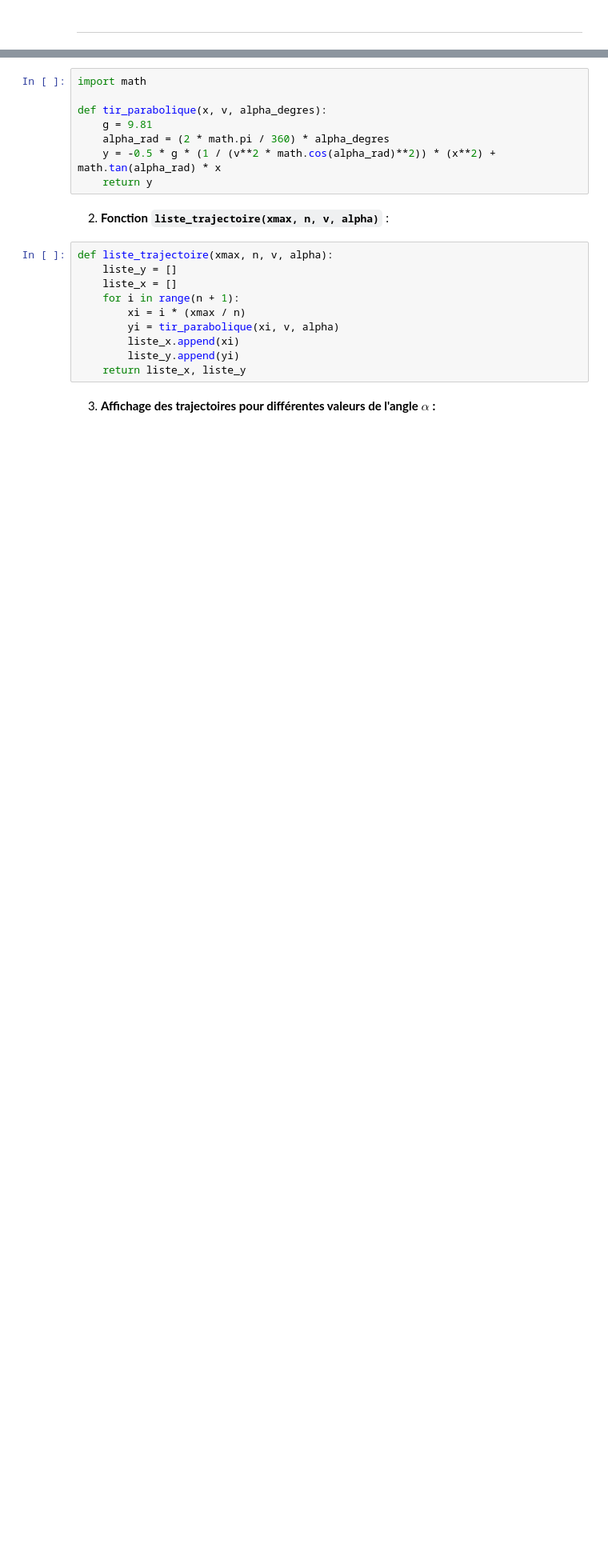
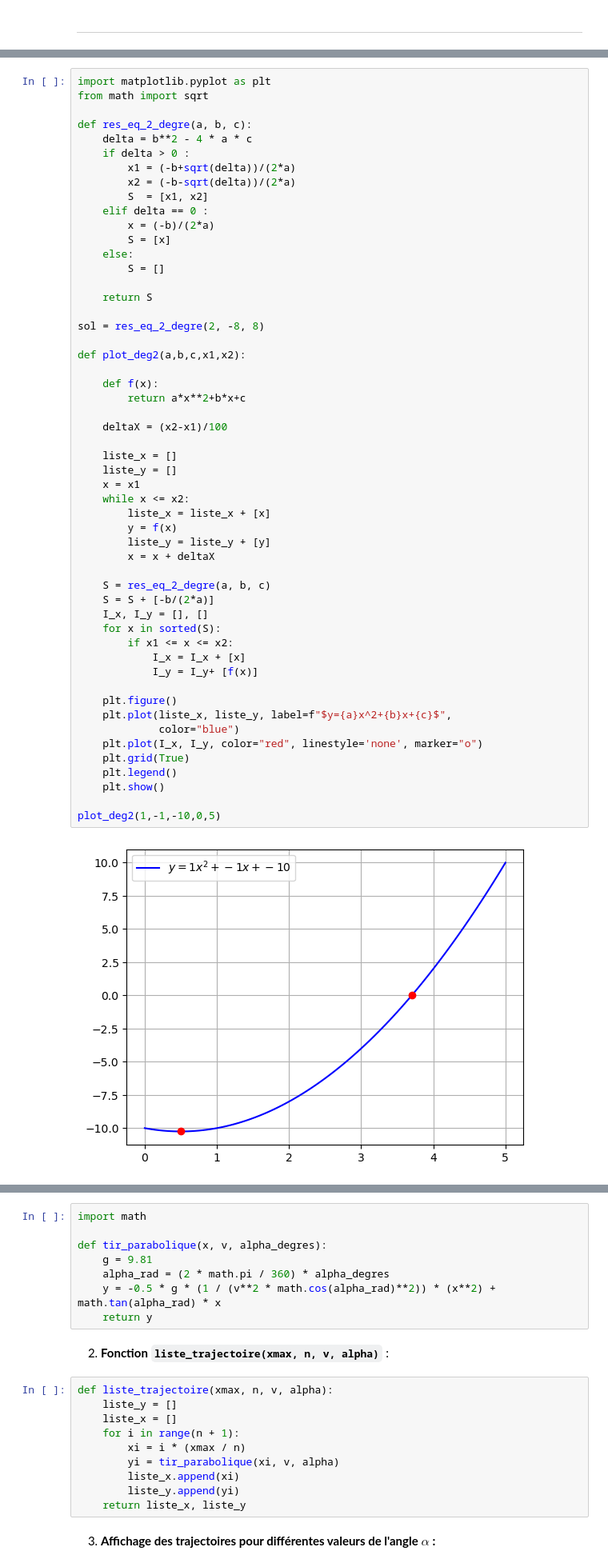
Before and after one commit to College-Sismondi-Informatique/3AM.OS, a Jupyter notebook: programmation/01_les_listes.ipynb, the cells around one changed output, grey strips where cells are left out. Shown at 80% size. Saved outputs shown, nothing was run; the diff lists cells and outputs as text; blank space fills up the shorter version.

```diff
--- a/programmation/01_les_listes.ipynb
+++ b/programmation/01_les_listes.ipynb
@@ -743,0 +842,55 @@ plt.show()
+# %%
+import matplotlib.pyplot as plt
+from math import sqrt
+
+def res_eq_2_degre(a, b, c):
+    delta = b**2 - 4 * a * c
+    if delta > 0 :
+        x1 = (-b+sqrt(delta))/(2*a)
+        x2 = (-b-sqrt(delta))/(2*a)
+        S  = [x1, x2]
+    elif delta == 0 :
+        x = (-b)/(2*a)
+        S = [x]
+    else:
+        S = []
+
+    return S
+
+sol = res_eq_2_degre(2, -8, 8)
+
+def plot_deg2(a,b,c,x1,x2):
+
+    def f(x):
+        return a*x**2+b*x+c
+
+    deltaX = (x2-x1)/100
+
+    liste_x = []
+    liste_y = []
+    x = x1
+    while x <= x2:
+        liste_x = liste_x + [x]
+        y = f(x)
+        liste_y = liste_y + [y]
+        x = x + deltaX
+
+    S = res_eq_2_degre(a, b, c)
+    S = S + [-b/(2*a)]
+    I_x, I_y = [], []
+    for x in sorted(S):
+        if x1 <= x <= x2:
+            I_x = I_x + [x]
+            I_y = I_y+ [f(x)]
+
+    plt.figure()
+    plt.plot(liste_x, liste_y, label=f"$y={a}x^2+{b}x+{c}$",
+             color="blue")
+    plt.plot(I_x, I_y, color="red", linestyle='none', marker="o")
+    plt.grid(True)
+    plt.legend()
+    plt.show()
+
+plot_deg2(1,-1,-10,0,5)
+# %% [output]
+[figure, added]
```
Also changed, not shown: parts of 12 cells of this notebook.
